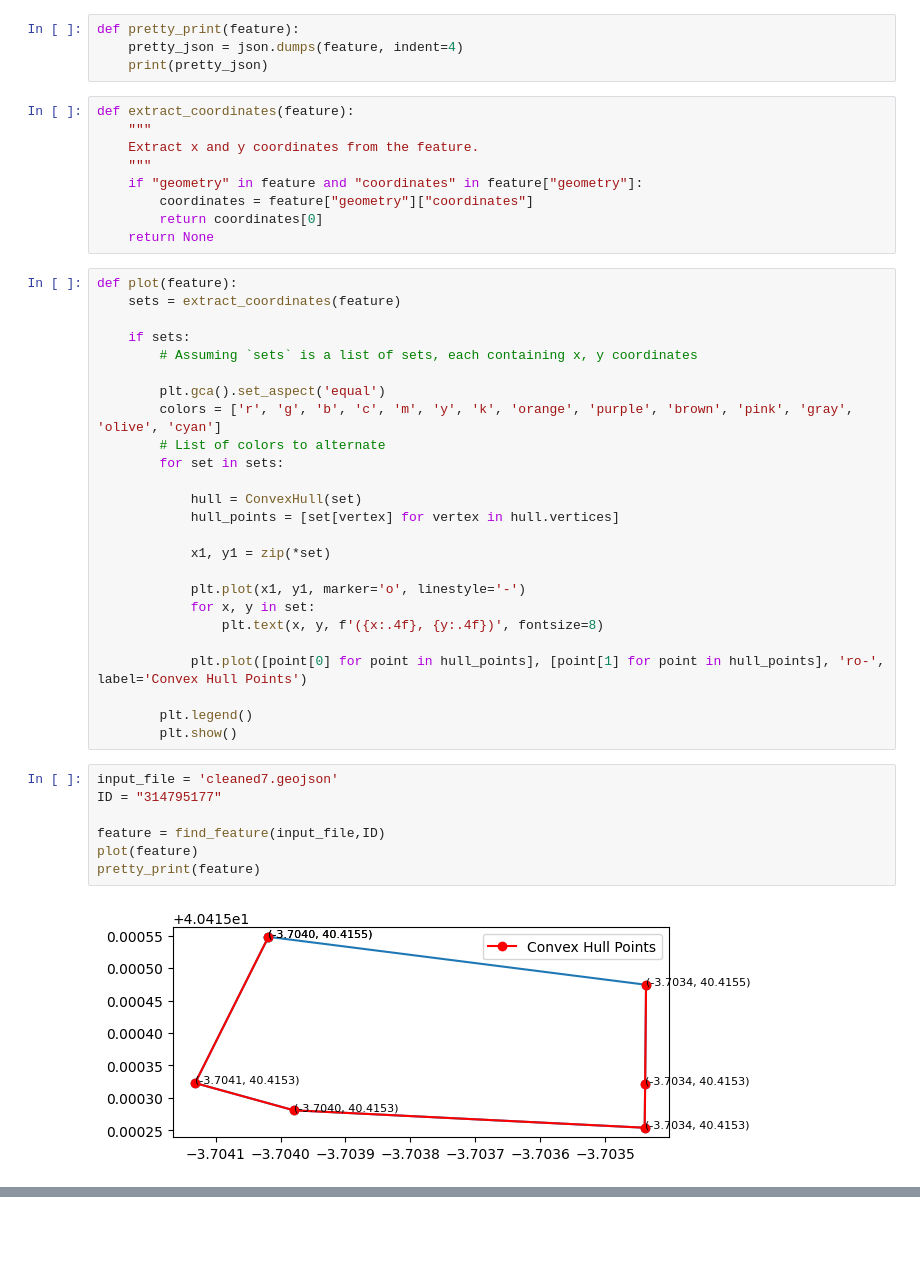
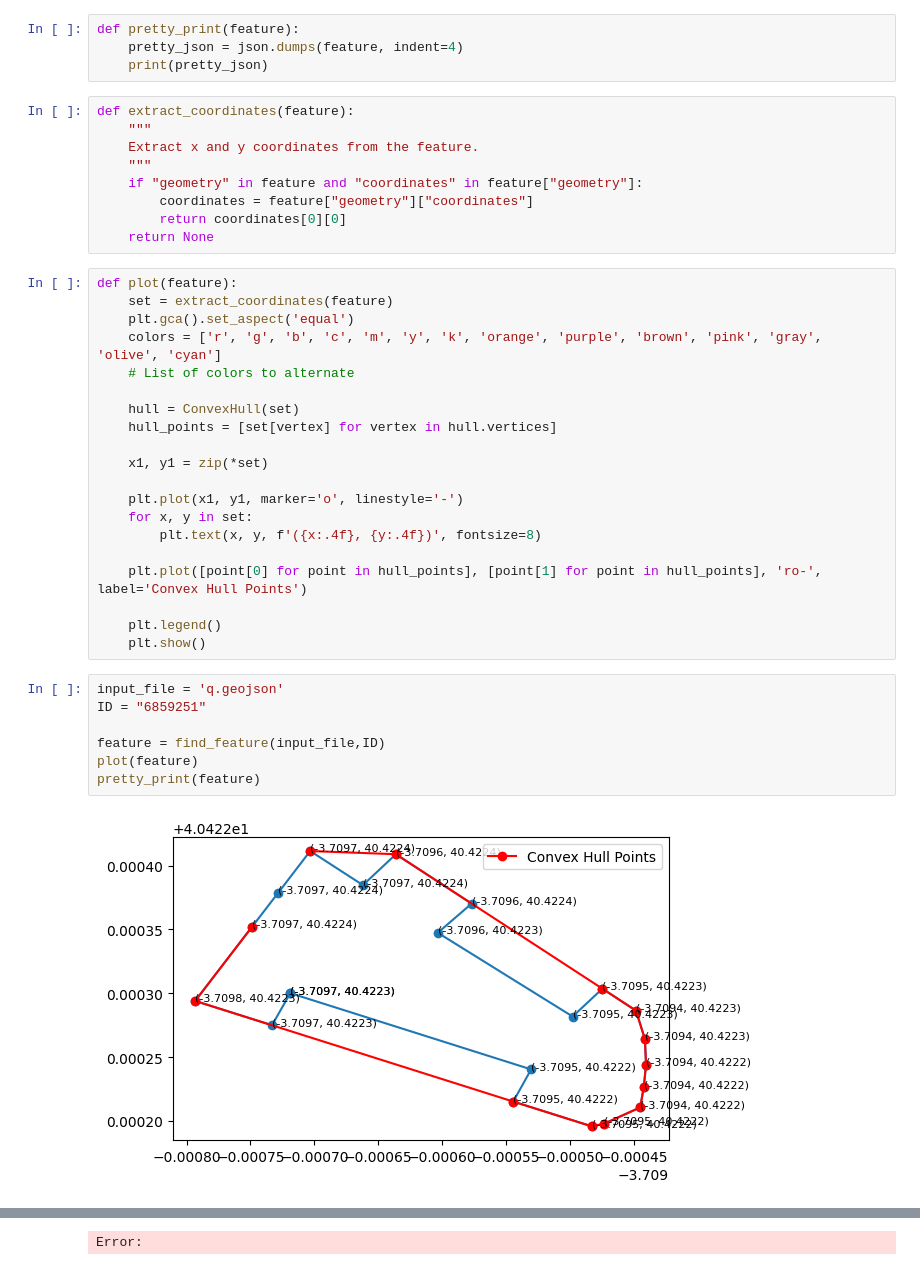
Before and after one commit to LCTTVU/HCI, a Jupyter notebook: getinfo.ipynb, the cells around one changed output, grey strips where cells are left out. Cells and saved outputs as stored; diff of their text form; blank space fills up the shorter version.

```diff
--- a/getinfo.ipynb
+++ b/getinfo.ipynb
@@ -31,42 +31,37 @@ def extract_coordinates(feature):
     """
     if "geometry" in feature and "coordinates" in feature["geometry"]:
         coordinates = feature["geometry"]["coordinates"]
-        return coordinates[0]
+        return coordinates[0][0]
     return None
 # %%
 def plot(feature):
-    sets = extract_coordinates(feature)
+    set = extract_coordinates(feature)
+    plt.gca().set_aspect('equal')
+    colors = ['r', 'g', 'b', 'c', 'm', 'y', 'k', 'orange', 'purple', 'brown', 'pink', 'gray', 'olive', 'cyan']
+    # List of colors to alternate
 
-    if sets:
-        # Assuming `sets` is a list of sets, each containing x, y coordinates
+    hull = ConvexHull(set)
+    hull_points = [set[vertex] for vertex in hull.vertices]
 
-        plt.gca().set_aspect('equal')
-        colors = ['r', 'g', 'b', 'c', 'm', 'y', 'k', 'orange', 'purple', 'brown', 'pink', 'gray', 'olive', 'cyan']
-        # List of colors to alternate
-        for set in sets:
+    x1, y1 = zip(*set)
 
-            hull = ConvexHull(set)
-            hull_points = [set[vertex] for vertex in hull.vertices]
+    plt.plot(x1, y1, marker='o', linestyle='-')
+    for x, y in set:
+        plt.text(x, y, f'({x:.4f}, {y:.4f})', fontsize=8)
 
-            x1, y1 = zip(*set)
+    plt.plot([point[0] for point in hull_points], [point[1] for point in hull_points], 'ro-', label='Convex Hull Points')
 
-            plt.plot(x1, y1, marker='o', linestyle='-')
-            for x, y in set:
-                plt.text(x, y, f'({x:.4f}, {y:.4f})', fontsize=8)
-
-            plt.plot([point[0] for point in hull_points], [point[1] for point in hull_points], 'ro-', label='Convex Hull Points')
-
-        plt.legend()
-        plt.show()
+    plt.legend()
+    plt.show()
 # %%
-input_file = 'cleaned7.geojson'
-ID = "314795177"
+input_file = 'q.geojson'
+ID = "6859251"
 
 feature = find_feature(input_file,ID)
 plot(feature)
 pretty_print(feature)
 # %% [output]
-[figure, old version]
+[figure, new version]
 {
     "type": "Feature",
     "properties": {
@@ -84,3 +79,4 @@ pretty_print(feature)
         ]
     }
 }
+Error:
```
Also changed, not shown: parts of 2 cells of this notebook, 15 other files.
